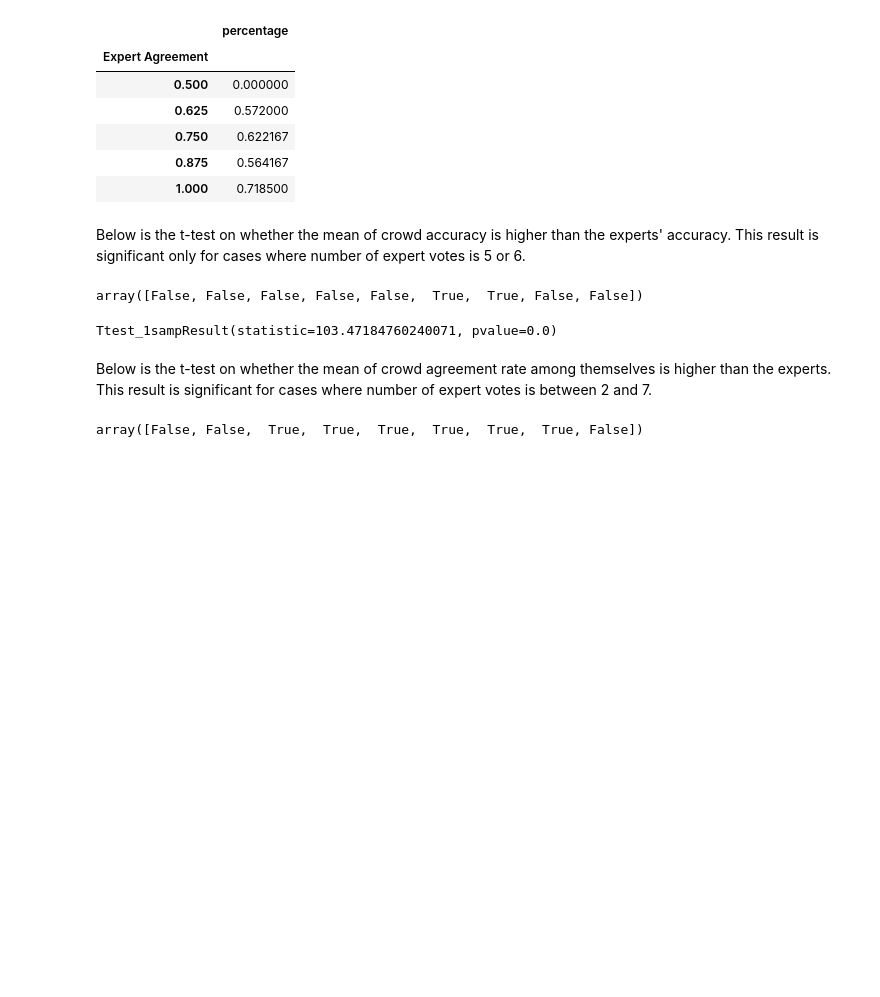
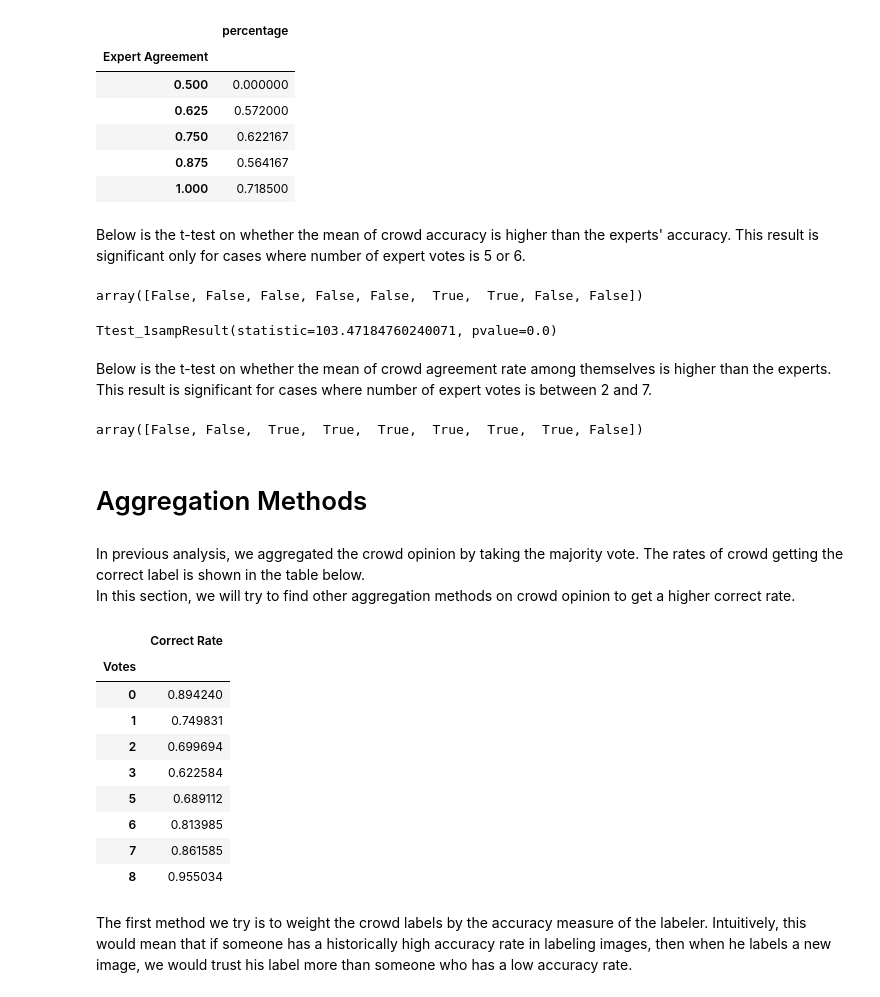
Before and after one commit to zhengxiaoyan321/medical_label_project, a Jupyter notebook: main.ipynb, the cells around one changed output. Drawn from its saved outputs; the diff is of its cells as text; code cells hidden in the pictures; blank space fills up the shorter version.

```diff
--- a/main.ipynb
+++ b/main.ipynb
@@ -185,3 +152,26 @@ res = stats.ttest_1samp(d,popmean=expert_agreement,axis=1,nan_policy="omit",alte
 res.pvalue.data < 0.01
 # %% [output]
 array([False, False,  True,  True,  True,  True,  True,  True, False])
+# %% [markdown]
+# Aggregation Methods
+# %% [markdown]
+In previous analysis, we aggregated the crowd opinion by taking the majority vote. The rates of crowd getting the correct label is shown in the table below.\
+In this section, we will try to find other aggregation methods on crowd opinion to get a higher correct rate.
+# %%
+selected_cases=valid_results.loc[~valid_results["Majority Label"].isna() & ~valid_results["Correct Label"].isna(),["Votes","Correct Label", "Majority Label"]]
+selected_cases["Correct Rate"]=selected_cases["Correct Label"]==selected_cases["Majority Label"]
+agg_mode = selected_cases.groupby("Votes")[["Correct Rate"]].mean()
+agg_mode
+# %% [output]
+|  | Correct Rate |
+| Votes |  |
+| 0 | 0.894240 |
+| 1 | 0.749831 |
+| 2 | 0.699694 |
+| 3 | 0.622584 |
+| 5 | 0.689112 |
+| 6 | 0.813985 |
+| 7 | 0.861585 |
+| 8 | 0.955034 |
+# %% [markdown]
+The first method we try is to weight the crowd labels by the accuracy measure of the labeler. Intuitively, this would mean that if someone has a historically high accuracy rate in labeling images, then when he labels a new image, we would trust his label more than someone who has a low accuracy rate.
```
Also changed, not shown: parts of 19 cells of this notebook.
